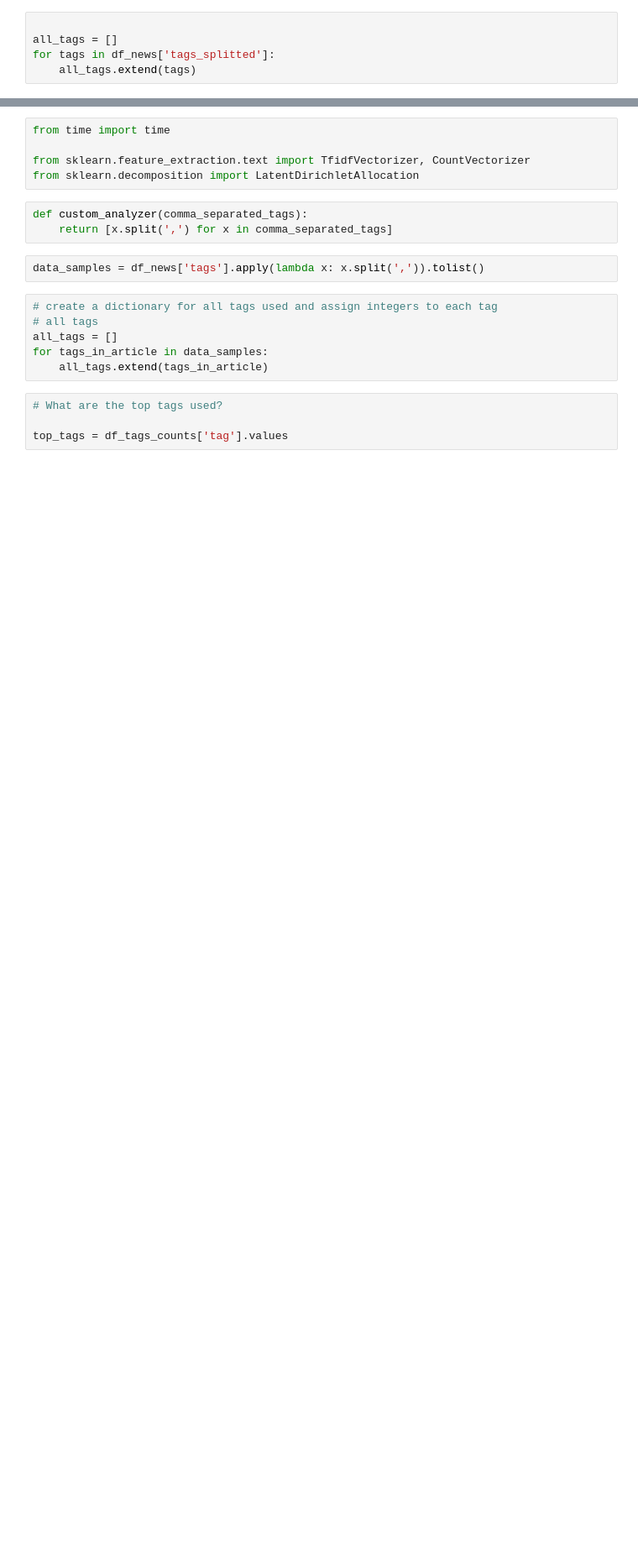
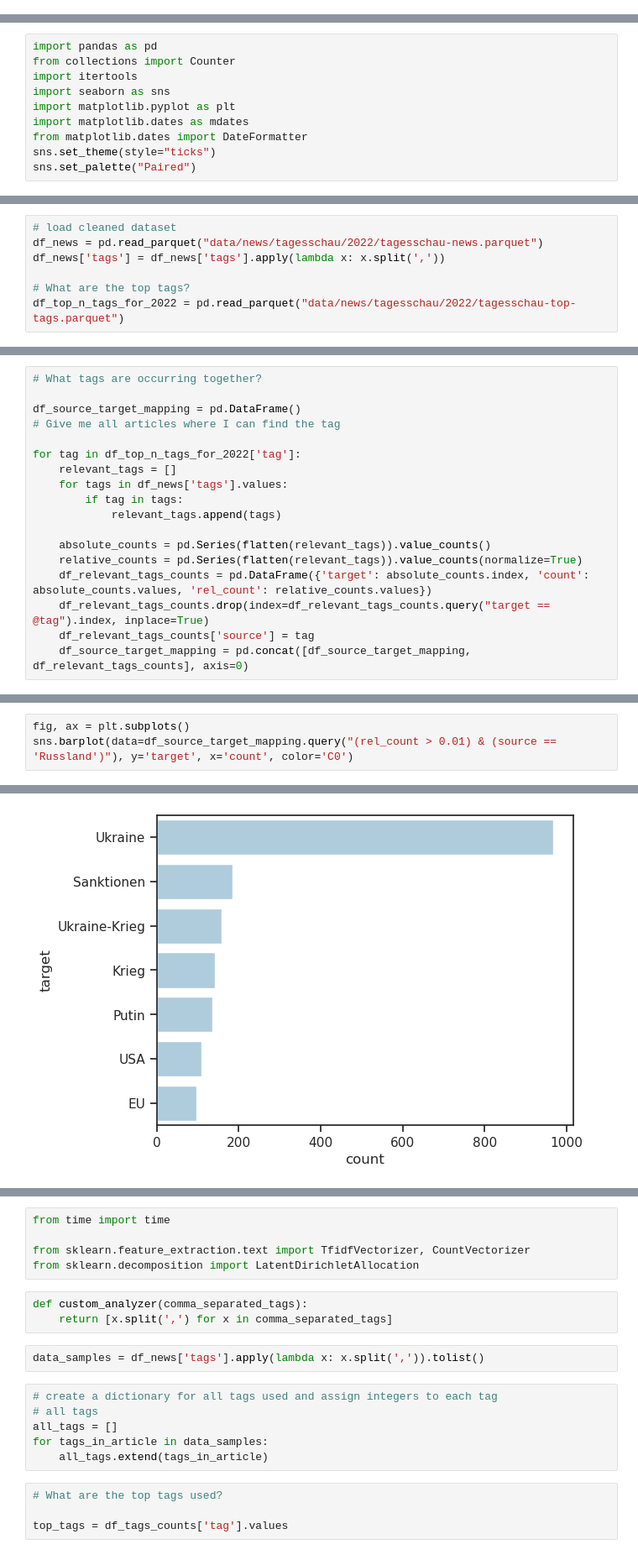
Before and after one commit to TheFerry10/financial-scraping, a Jupyter notebook: 02-tagesschau-tags-topic-modeling.ipynb, the cells around one changed output, grey strips where cells are left out. Shown: that part at 84% size. Saved outputs shown, nothing was run; the diff lists cells and outputs as text; blank space fills up the shorter version.

Commit message:
topic modeling extended

```diff
--- a/02-tagesschau-tags-topic-modeling.ipynb
+++ b/02-tagesschau-tags-topic-modeling.ipynb
@@ -71,5 +0,0 @@ sns.countplot(data=df_news, x='num_tags', color='C0', ax=ax)
-# %%
-
-all_tags = []
-for tags in df_news['tags_splitted']:
-    all_tags.extend(tags)
@@ -159,0 +15,10 @@ correlation_pairs_spearman
+# %%
+import pandas as pd
+from collections import Counter
+import itertools
+import seaborn as sns
+import matplotlib.pyplot as plt
+import matplotlib.dates as mdates
+from matplotlib.dates import DateFormatter
+sns.set_theme(style="ticks")
+sns.set_palette("Paired")
@@ -159,0 +28,7 @@ correlation_pairs_spearman
+# %%
+# load cleaned dataset
+df_news = pd.read_parquet("data/news/tagesschau/2022/tagesschau-news.parquet")
+df_news['tags'] = df_news['tags'].apply(lambda x: x.split(','))
+
+# What are the top tags?
+df_top_n_tags_for_2022 = pd.read_parquet("data/news/tagesschau/2022/tagesschau-top-tags.parquet")
@@ -159,0 +54,18 @@ correlation_pairs_spearman
+# %%
+# What tags are occurring together?
+
+df_source_target_mapping = pd.DataFrame()
+# Give me all articles where I can find the tag
+
+for tag in df_top_n_tags_for_2022['tag']:
+    relevant_tags = []
+    for tags in df_news['tags'].values:
+        if tag in tags:
+            relevant_tags.append(tags)
+
+    absolute_counts = pd.Series(flatten(relevant_tags)).value_counts()
+    relative_counts = pd.Series(flatten(relevant_tags)).value_counts(normalize=True)
+    df_relevant_tags_counts = pd.DataFrame({'target': absolute_counts.index, 'count': absolute_counts.values, 'rel_count': relative_counts.values})
+    df_relevant_tags_counts.drop(index=df_relevant_tags_counts.query("target == @tag").index, inplace=True)
+    df_relevant_tags_counts['source'] = tag
+    df_source_target_mapping = pd.concat([df_source_target_mapping, df_relevant_tags_counts], axis=0)
@@ -159,0 +104,4 @@ correlation_pairs_spearman
+# %%
+fig, ax = plt.subplots()
+sns.barplot(data=df_source_target_mapping.query("(rel_count > 0.01) & (source == 'Russland')"), y='target', x='count', color='C0')
+# %% [output]
@@ -159,0 +109 @@ correlation_pairs_spearman
+[figure, added]
```
Also changed, not shown: parts of 56 cells of this notebook, 1 other file.
